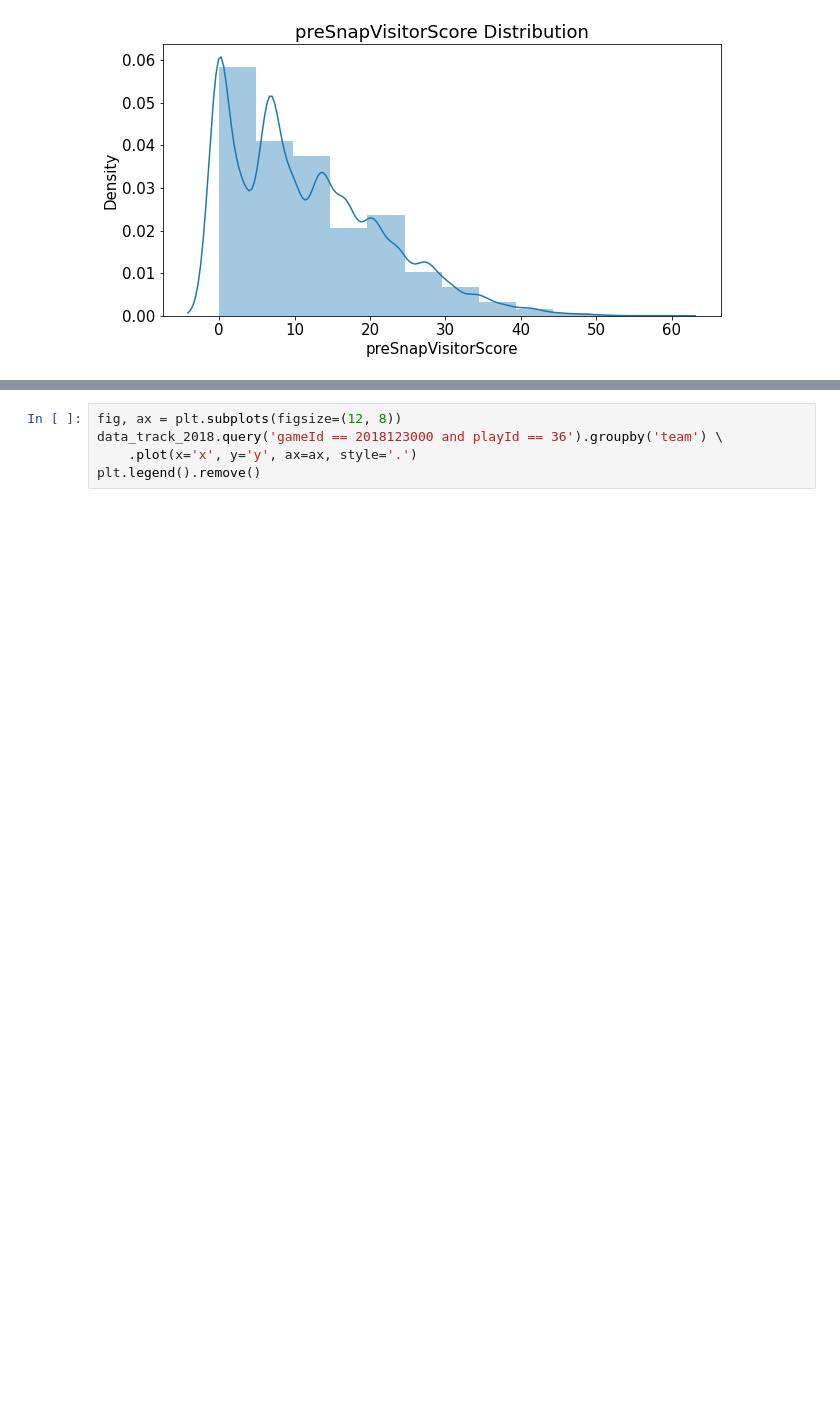
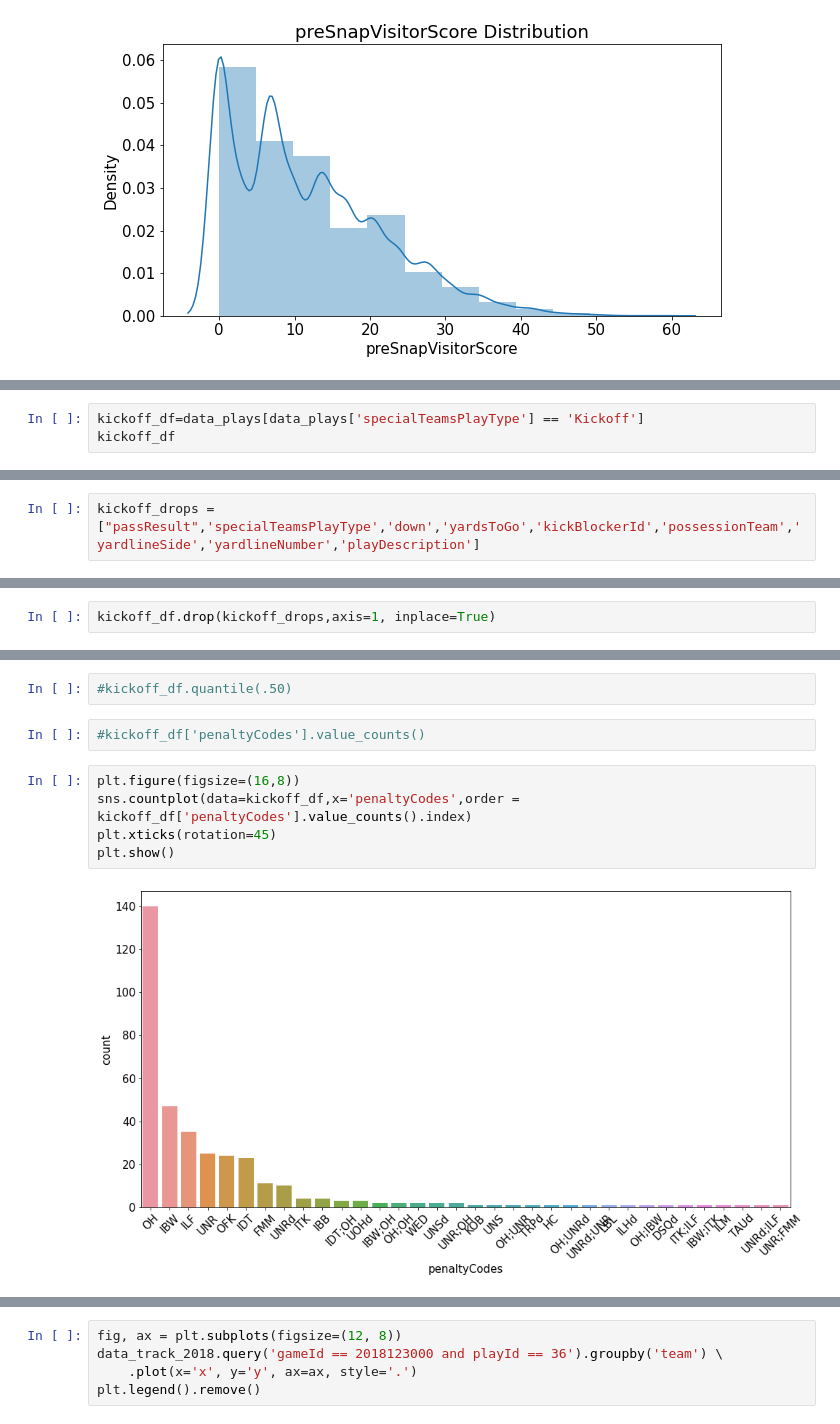
Before and after one commit to mikemoore26/nfl_big_data, a Jupyter notebook: EDA.ipynb, the cells around one changed output, grey strips where cells are left out. Drawn from its saved outputs; the diff is of its cells as text; blank space fills up the shorter version.

```diff
--- a/EDA.ipynb
+++ b/EDA.ipynb
@@ -608,0 +521,3 @@ ax.set_title('preSnapVisitorScore Distribution');
+# %%
+kickoff_df=data_plays[data_plays['specialTeamsPlayType'] == 'Kickoff']
+kickoff_df
@@ -608,0 +538,2 @@ ax.set_title('preSnapVisitorScore Distribution');
+# %%
+kickoff_drops = ["passResult",'specialTeamsPlayType','down','yardsToGo','kickBlockerId','possessionTeam','yardlineSide','yardlineNumber','playDescription']
@@ -608,0 +555,2 @@ ax.set_title('preSnapVisitorScore Distribution');
+# %%
+kickoff_df.drop(kickoff_drops,axis=1, inplace=True)
@@ -608,0 +608,11 @@ ax.set_title('preSnapVisitorScore Distribution');
+# %%
+#kickoff_df.quantile(.50)
+# %%
+#kickoff_df['penaltyCodes'].value_counts()
+# %%
+plt.figure(figsize=(16,8))
+sns.countplot(data=kickoff_df,x='penaltyCodes',order = kickoff_df['penaltyCodes'].value_counts().index)
+plt.xticks(rotation=45)
+plt.show()
+# %% [output]
+[figure, added]
```
Also changed, not shown: parts of 41 cells of this notebook, 3 other files.
